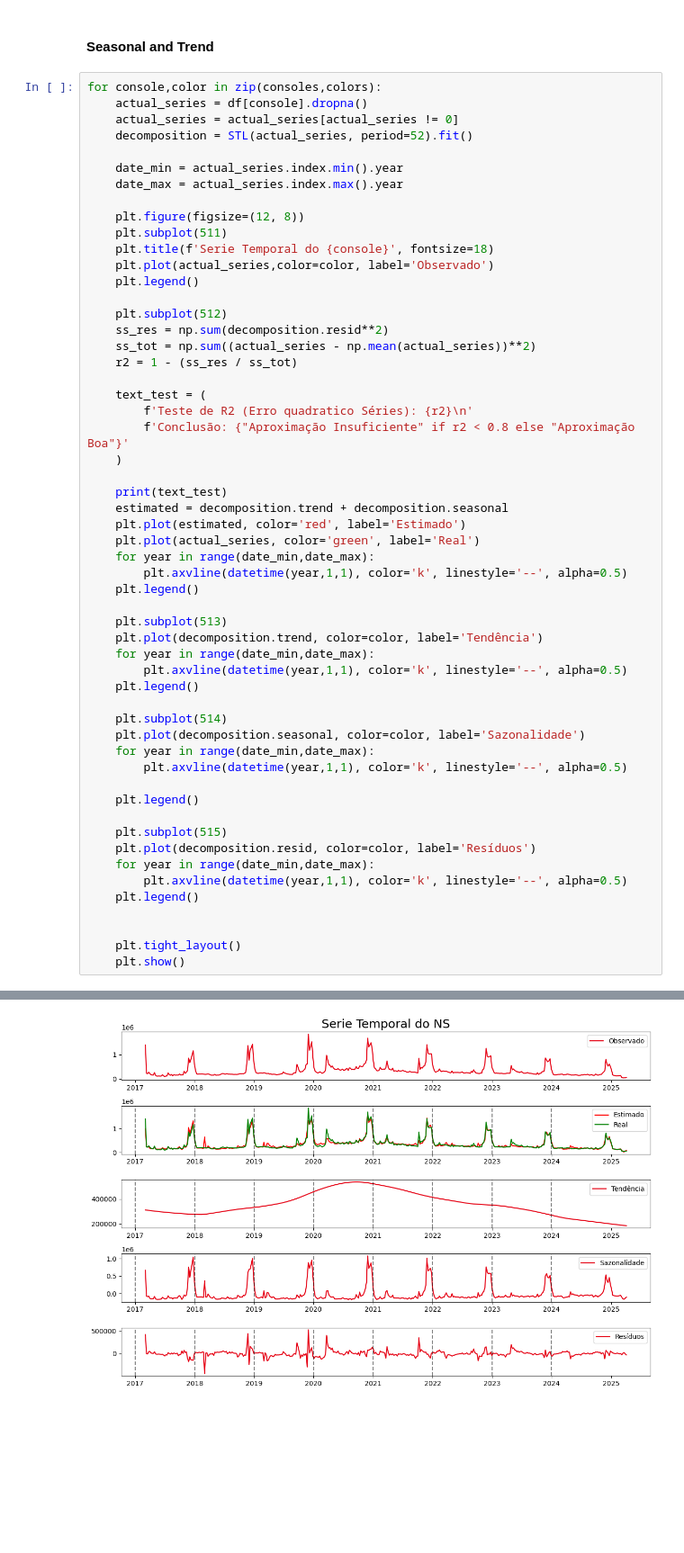
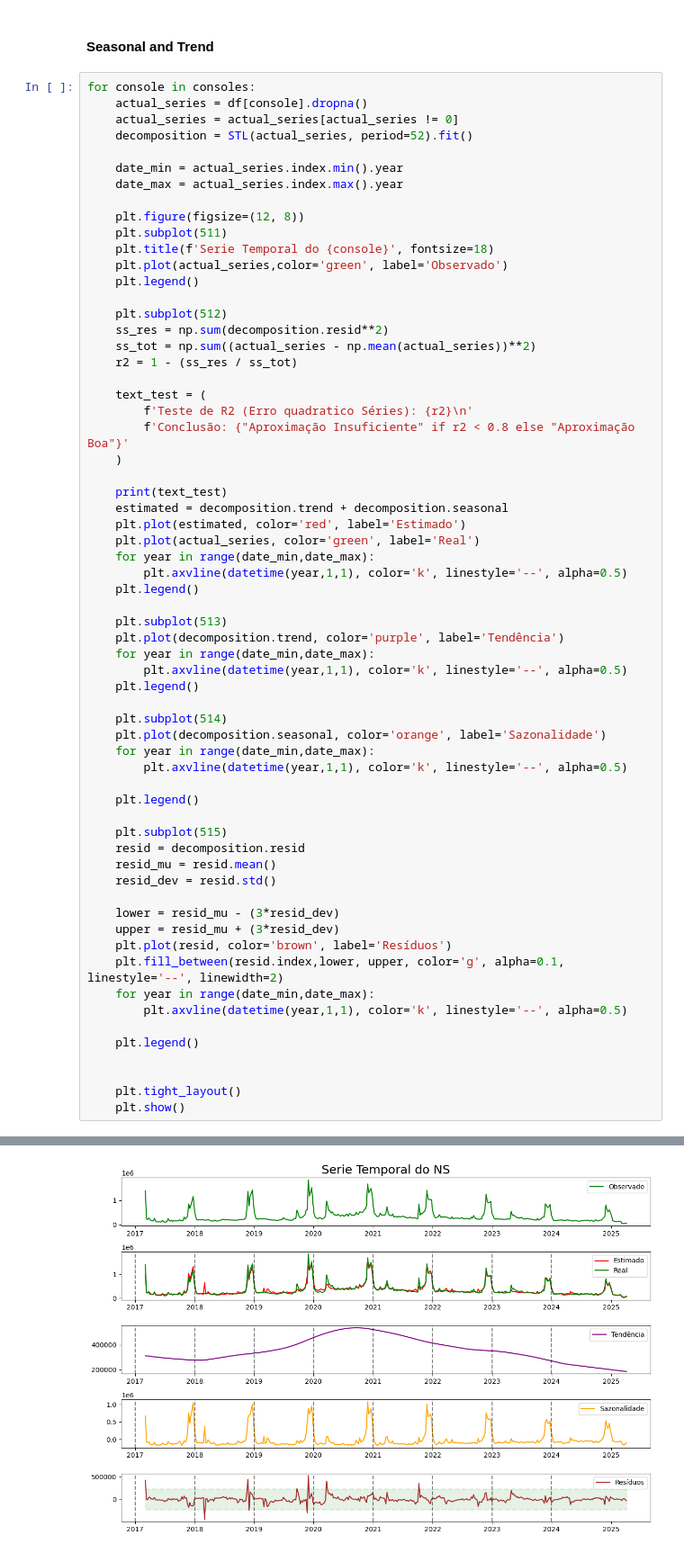
Before and after one commit to FramesPerStatistic/Console_Analyses, a Jupyter notebook: notebooks/serie_temp_console.ipynb, the cells around one changed output, grey strips where cells are left out. Shown at 90% size. Saved outputs shown, nothing was run; the diff lists cells and outputs as text; blank space fills up the shorter version.

Commit message:
[FEAT] Ajustment in the console graphics

```diff
--- a/notebooks/serie_temp_console.ipynb
+++ b/notebooks/serie_temp_console.ipynb
@@ -84,7 +83,7 @@ colors = ['#003087', '#009AC7', '#107C10', '#e60012', '#d70051', '#cc0066', '#52
 # %% [markdown]
 #### Seasonal and Trend
 # %%
-for console,color in zip(consoles,colors):
+for console in consoles:
     actual_series = df[console].dropna()
     actual_series = actual_series[actual_series != 0]
     decomposition = STL(actual_series, period=52).fit()
@@ -95,7 +94,7 @@ for console,color in zip(consoles,colors):
     plt.figure(figsize=(12, 8))
     plt.subplot(511)
     plt.title(f'Serie Temporal do {console}', fontsize=18)
-    plt.plot(actual_series,color=color, label='Observado')
+    plt.plot(actual_series,color='green', label='Observado')
     plt.legend()
 
     plt.subplot(512)
@@ -117,22 +116,30 @@ for console,color in zip(consoles,colors):
     plt.legend()
 
     plt.subplot(513)
-    plt.plot(decomposition.trend, color=color, label='Tendência')
+    plt.plot(decomposition.trend, color='purple', label='Tendência')
     for year in range(date_min,date_max):
         plt.axvline(datetime(year,1,1), color='k', linestyle='--', alpha=0.5)
     plt.legend()
 
     plt.subplot(514)
-    plt.plot(decomposition.seasonal, color=color, label='Sazonalidade')
+    plt.plot(decomposition.seasonal, color='orange', label='Sazonalidade')
     for year in range(date_min,date_max):
         plt.axvline(datetime(year,1,1), color='k', linestyle='--', alpha=0.5)
 
     plt.legend()
 
     plt.subplot(515)
-    plt.plot(decomposition.resid, color=color, label='Resíduos')
+    resid = decomposition.resid
+    resid_mu = resid.mean()
+    resid_dev = resid.std()
+
+    lower = resid_mu - (3*resid_dev)
+    upper = resid_mu + (3*resid_dev)
+    plt.plot(resid, color='brown', label='Resíduos')
+    plt.fill_between(resid.index,lower, upper, color='g', alpha=0.1, linestyle='--', linewidth=2)
     for year in range(date_min,date_max):
         plt.axvline(datetime(year,1,1), color='k', linestyle='--', alpha=0.5)
+
     plt.legend()
 
 
@@ -151,5 +158,5 @@ Conclusão: Aproximação Boa
 Teste de R2 (Erro quadratico Séries): 0.926430211649431
 Conclusão: Aproximação Boa
-[figure, old version]
+[figure, new version]
 Teste de R2 (Erro quadratico Séries): 0.8869195827579259
 Conclusão: Aproximação Boa
```
Also changed, not shown: parts of 3 cells of this notebook.
